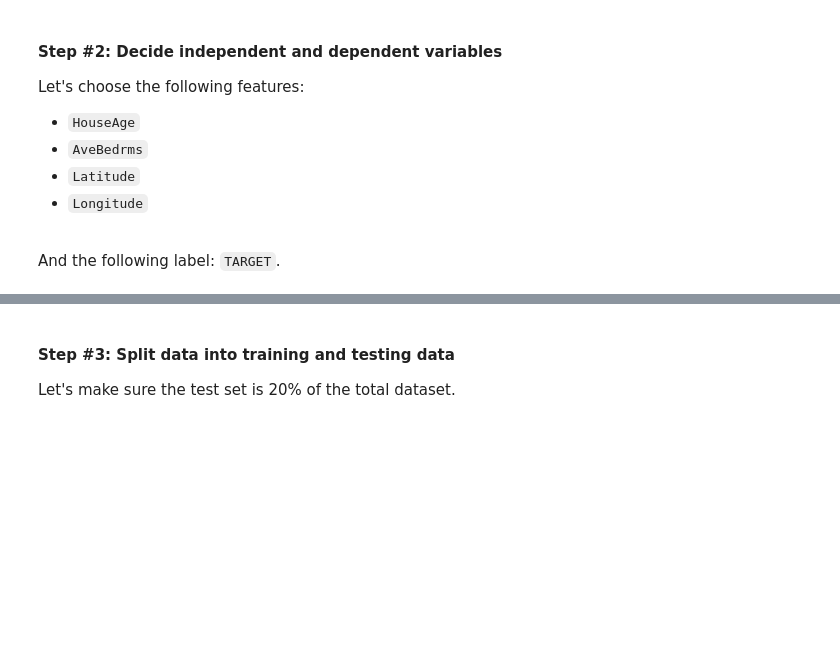
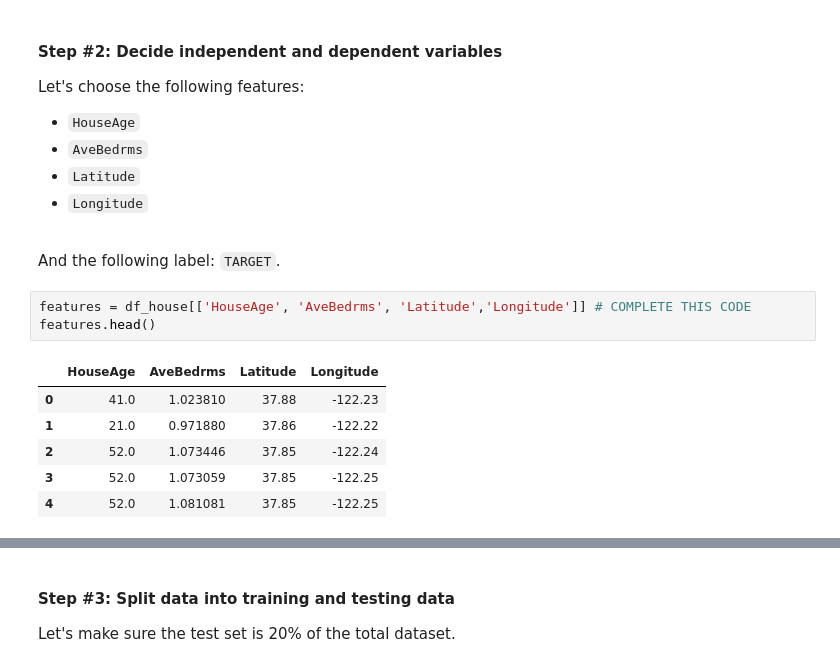
Before and after one commit to shohd614/-notebook, a Jupyter notebook: DSRP_Day_7_Lab_Notebook_[STUDENT].ipynb, the cells around one changed output, grey strips where cells are left out. Drawn from its saved outputs; the diff is of its cells as text; blank space fills up the shorter version.

```diff
--- a/DSRP_Day_7_Lab_Notebook_[STUDENT].ipynb
+++ b/DSRP_Day_7_Lab_Notebook_[STUDENT].ipynb
@@ -113,4 +129,14 @@ Let's choose the following features:
 <br>
 
 And the following label: `TARGET`.
+# %%
+features = df_house[['HouseAge', 'AveBedrms', 'Latitude','Longitude']] # COMPLETE THIS CODE
+features.head()
+# %% [output]
+|  | HouseAge | AveBedrms | Latitude | Longitude |
+| 0 | 41.0 | 1.023810 | 37.88 | -122.23 |
+| 1 | 21.0 | 0.971880 | 37.86 | -122.22 |
+| 2 | 52.0 | 1.073446 | 37.85 | -122.24 |
+| 3 | 52.0 | 1.073059 | 37.85 | -122.25 |
+| 4 | 52.0 | 1.081081 | 37.85 | -122.25 |
 # %%
```
Also changed, not shown: parts of 19 cells of this notebook.
